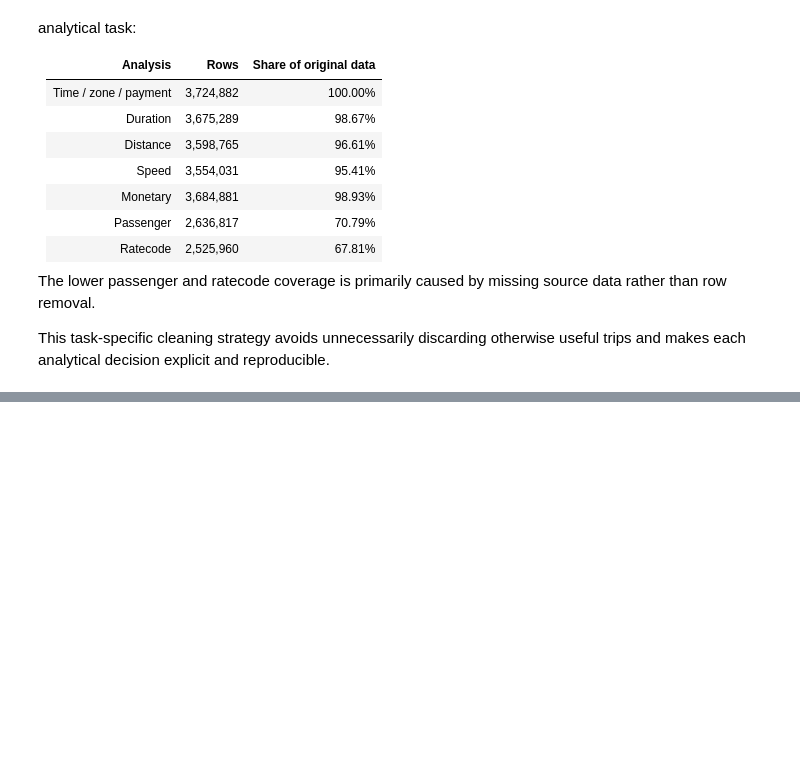
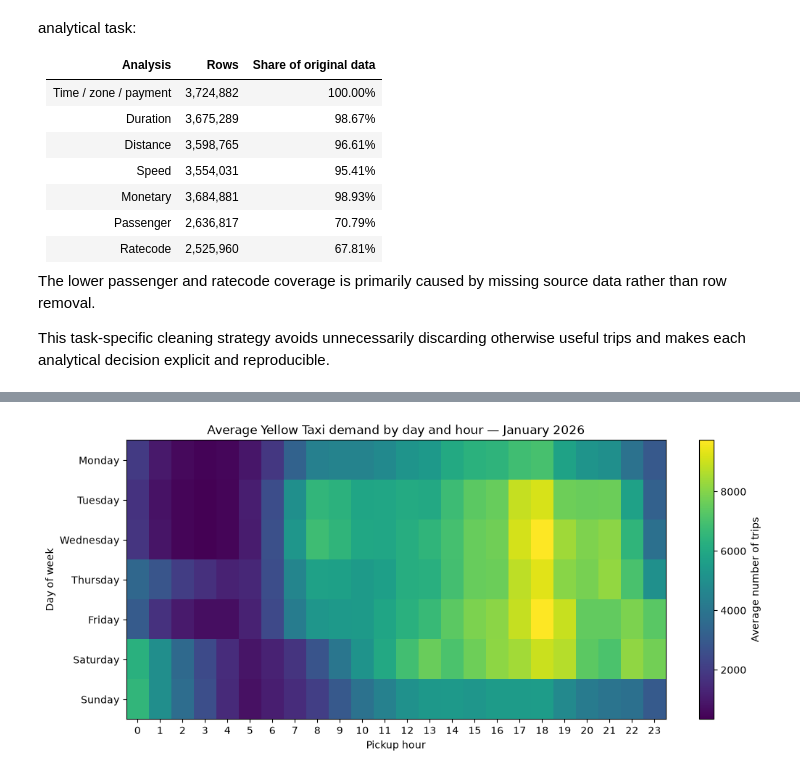
Before and after one commit to sazinovic/nyc-taxi-analysis, a Jupyter notebook: notebooks/01-exploration.ipynb, the cells around one changed output, grey strips where cells are left out. Cells and saved outputs as stored; diff of their text form; code cells hidden in the pictures; blank space fills up the shorter version.

```diff
--- a/notebooks/01-exploration.ipynb
+++ b/notebooks/01-exploration.ipynb
@@ -3657,0 +3803,45 @@ This task-specific cleaning strategy avoids unnecessarily discarding otherwise u
+# %%
+day_hour_counts_final = (
+    df_cleaning.loc[january_mask]
+    .groupby(["pickup_day_name", "pickup_hour"])
+    .size()
+    .unstack()
+)
+
+day_occurrences = (
+    daily_demand_final["pickup_day_name"]
+    .value_counts()
+)
+
+avg_day_hour_final = (
+    day_hour_counts_final
+    .div(day_occurrences, axis=0)
+    .reindex(day_order)
+)
+
+plt.figure(figsize=(12, 5))
+
+plt.imshow(
+    avg_day_hour_final,
+    aspect="auto"
+)
+
+plt.colorbar(label="Average number of trips")
+
+plt.xticks(
+    range(24),
+    range(24)
+)
+
+plt.yticks(
+    range(len(day_order)),
+    day_order
+)
+
+plt.xlabel("Pickup hour")
+plt.ylabel("Day of week")
+plt.title("Average Yellow Taxi demand by day and hour — January 2026")
+
+plt.show()
+# %% [output]
+[figure, added]
```
Also changed, not shown: parts of 31 cells of this notebook.
